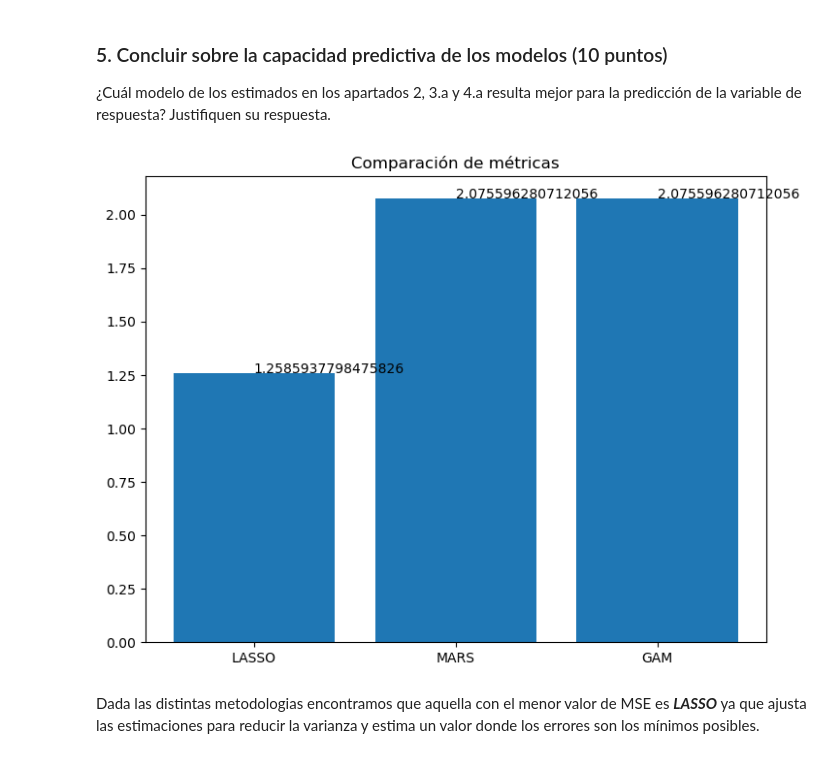
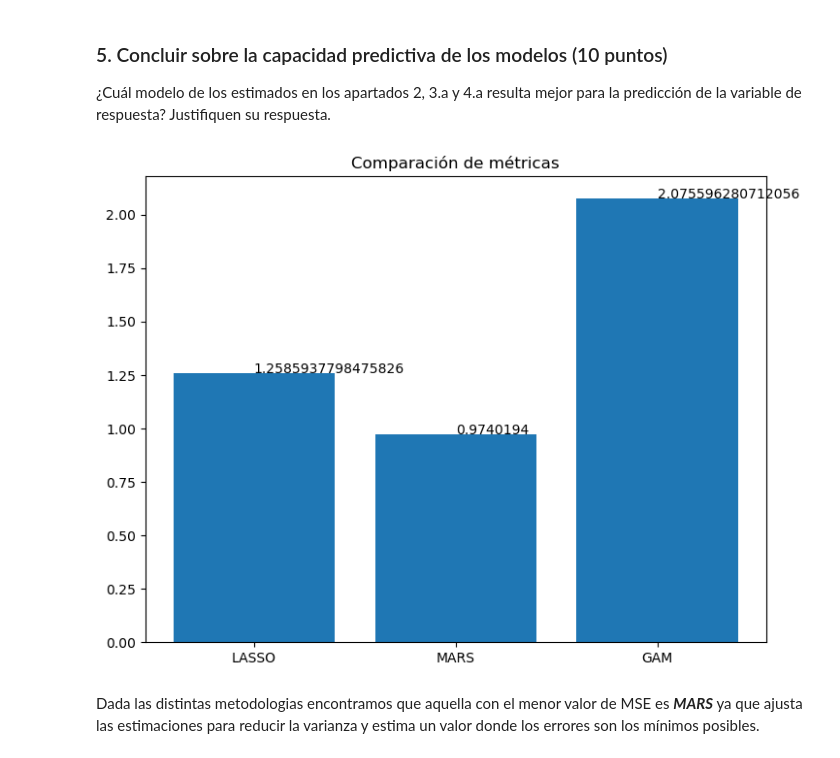
Before and after one commit to carrasquintero/Entrega_ETL, a Jupyter notebook: ML/Caso implementación de modelos no lineales aditivos en un problema de regresión.ipynb, the cells around one changed output. Cells and saved outputs as stored; diff of their text form; code cells hidden in the pictures.

```diff
--- a/ML/Caso implementación de modelos no lineales aditivos en un problema de regresión.ipynb
+++ b/ML/Caso implementación de modelos no lineales aditivos en un problema de regresión.ipynb
@@ -355,11 +357,3 @@ Dado que el modelo LASSO ha demostrado el menor error y ofrece ventajas en térm
 3.a) Estimen un modelo MARS para predecir la variable "Sales". (15 puntos)
 
 3.b) Interpreten el efecto de al menos 3 predictores. (15 puntos)
-# %%
-#### Utilicen este espacio para escribir los códigos del procedimiento del punto 3 ####
-from pygam import LinearGAM, s
-
-X = Carseats.drop(columns=['Sales'])
-y = Carseats['Sales']
-X = pd.get_dummies(X, drop_first=True)
-X_train, X_test, y_train, y_test = train_test_split(X, y, test_size=0.2, random_state=42)
@@ -378,9 +359,0 @@ MSE del modelo GAM: 1.4409326284589201
-# %%
-for i, predictor in enumerate(predictors):
-    plt.figure()
-    XX = gam.generate_X_grid(term=i)
-    plt.plot(XX[:, i], gam.partial_dependence(term=i, X=XX))
-    plt.xlabel(predictor)
-    plt.ylabel('Efecto parcial')
-    plt.title(f'Efecto de {predictor} en Sales')
-    plt.show()
@@ -653,18 +625,19 @@ plt.plot(Y_test['Sales'].values, pred,'o')
 ### 5. Concluir sobre la capacidad predictiva de los modelos (10 puntos)
 ¿Cuál modelo de los estimados en los apartados 2, 3.a y 4.a resulta mejor para la predicción de la variable de respuesta? Justifiquen su respuesta.
 # %%
+mse_mars = 0.9740194
 fig = plt.figure()
 ax = fig.add_axes([0,0,1,1])
 ax.set_title("Comparación de métricas")
 ejeX = ['LASSO', 'MARS','GAM']
-ejeY = [MSELASSO,mse_gam,mse_gam]
+ejeY = [MSELASSO,mse_mars,mse_gam]
 ax.bar(ejeX,ejeY)
 def addlabels(x,y,plotP):
     for i in range(len(x)):
         plotP.text(i,y[i],y[i])
 addlabels(ejeX,ejeY,plt)
 plt.show()
 # %% [output]
-[figure, old version]
+[figure, new version]
 # %% [markdown]
-Dada las distintas metodologias encontramos que aquella con el menor valor de MSE es ***LASSO*** ya que ajusta las estimaciones para reducir la varianza y estima un valor donde los errores son los mínimos posibles.
+Dada las distintas metodologias encontramos que aquella con el menor valor de MSE es ***MARS*** ya que ajusta las estimaciones para reducir la varianza y estima un valor donde los errores son los mínimos posibles.
```
Also changed, not shown: parts of 6 cells of this notebook.
